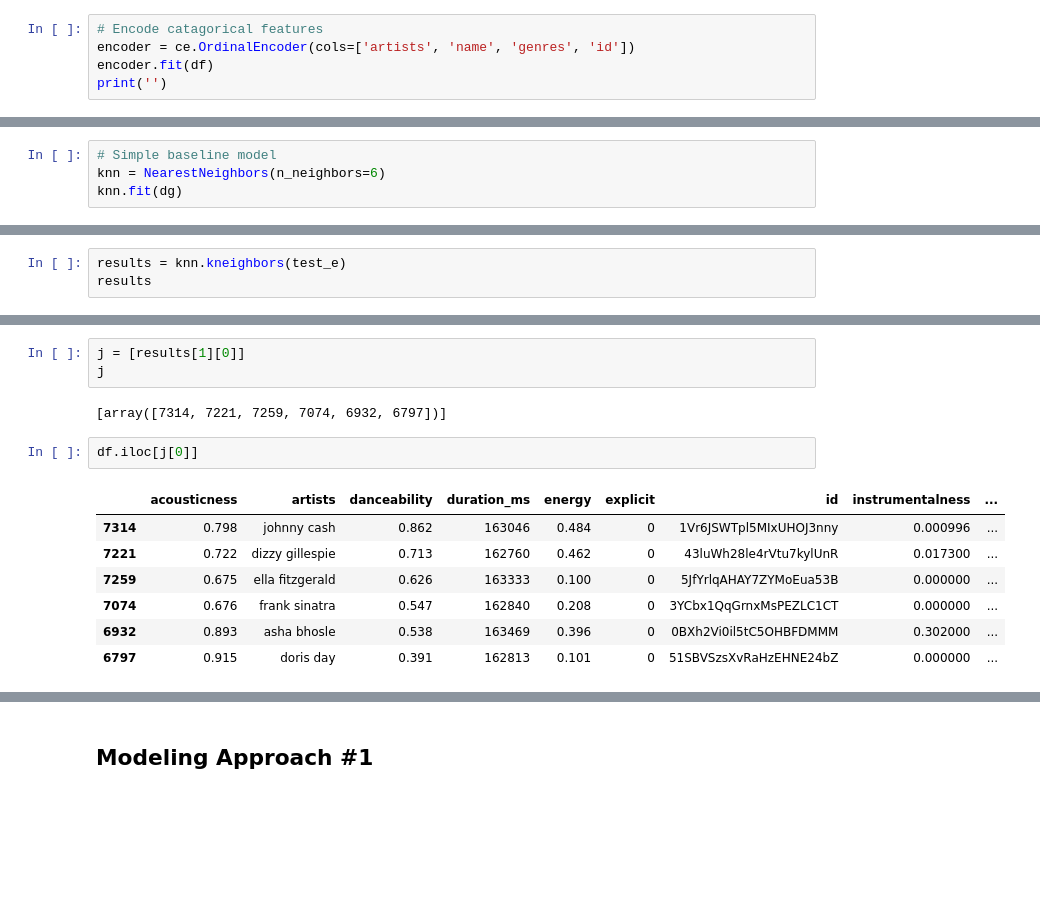
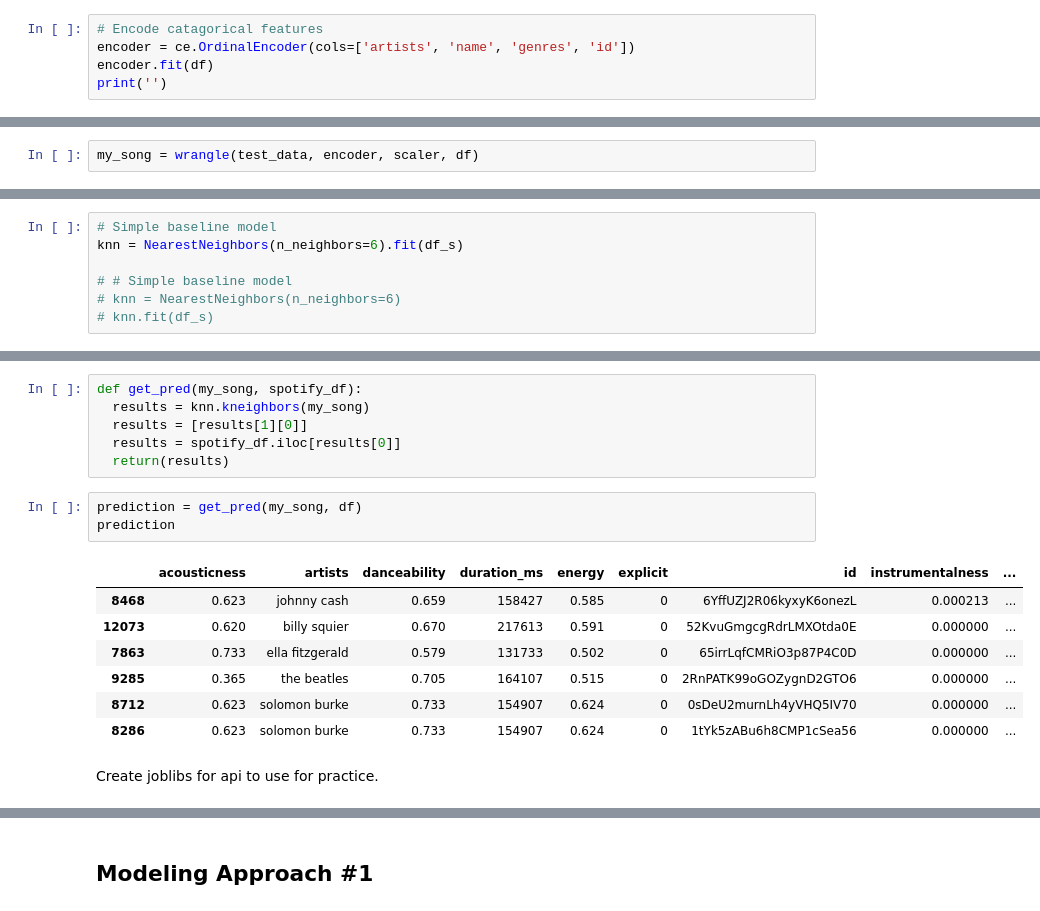
Before and after one commit to tt-dspt-200/song-suggester, a Jupyter notebook: 01_SW_Model_Development.ipynb, the cells around one changed output, grey strips where cells are left out. Drawn from its saved outputs; the diff is of its cells as text; blank space fills up the shorter version.

Commit message:
functional knn model

```diff
--- a/01_SW_Model_Development.ipynb
+++ b/01_SW_Model_Development.ipynb
@@ -394,0 +449,2 @@ test_e
+# %%
+my_song = wrangle(test_data, encoder, scaler, df)
@@ -395,4 +453,7 @@ test_e
 # %%
 # Simple baseline model
-knn = NearestNeighbors(n_neighbors=6)
-knn.fit(dg)
+knn = NearestNeighbors(n_neighbors=6).fit(df_s)
+
+# # Simple baseline model
+# knn = NearestNeighbors(n_neighbors=6)
+# knn.fit(df_s)
@@ -403,3 +459,0 @@ NearestNeighbors(algorithm='auto', leaf_size=30, metric='minkowski',
-# %%
-results = knn.kneighbors(test_e)
-results
@@ -424,15 +460,19 @@ results
-# %%
-j = [results[1][0]]
-j
-# %% [output]
-[array([7314, 7221, 7259, 7074, 6932, 6797])]
-# %%
-df.iloc[j[0]]
-# %% [output]
-|  | acousticness | artists | danceability | duration_ms | energy | explicit | id | instrumentalness | ... |
-| 7314 | 0.798 | johnny cash | 0.862 | 163046 | 0.484 | 0 | 1Vr6JSWTpl5MIxUHOJ3nny | 0.000996 | ... |
-| 7221 | 0.722 | dizzy gillespie | 0.713 | 162760 | 0.462 | 0 | 43luWh28le4rVtu7kylUnR | 0.017300 | ... |
-| 7259 | 0.675 | ella fitzgerald | 0.626 | 163333 | 0.100 | 0 | 5JfYrlqAHAY7ZYMoEua53B | 0.000000 | ... |
-| 7074 | 0.676 | frank sinatra | 0.547 | 162840 | 0.208 | 0 | 3YCbx1QqGrnxMsPEZLC1CT | 0.000000 | ... |
-| 6932 | 0.893 | asha bhosle | 0.538 | 163469 | 0.396 | 0 | 0BXh2Vi0il5tC5OHBFDMMM | 0.302000 | ... |
-| 6797 | 0.915 | doris day | 0.391 | 162813 | 0.101 | 0 | 51SBVSzsXvRaHzEHNE24bZ | 0.000000 | ... |
+# %%
+def get_pred(my_song, spotify_df):
+  results = knn.kneighbors(my_song)
+  results = [results[1][0]]
+  results = spotify_df.iloc[results[0]]
+  return(results)
+# %%
+prediction = get_pred(my_song, df)
+prediction
+# %% [output]
+|  | acousticness | artists | danceability | duration_ms | energy | explicit | id | instrumentalness | ... |
+| 8468 | 0.623 | johnny cash | 0.659 | 158427 | 0.585 | 0 | 6YffUZJ2R06kyxyK6onezL | 0.000213 | ... |
+| 12073 | 0.620 | billy squier | 0.670 | 217613 | 0.591 | 0 | 52KvuGmgcgRdrLMXOtda0E | 0.000000 | ... |
+| 7863 | 0.733 | ella fitzgerald | 0.579 | 131733 | 0.502 | 0 | 65irrLqfCMRiO3p87P4C0D | 0.000000 | ... |
+| 9285 | 0.365 | the beatles | 0.705 | 164107 | 0.515 | 0 | 2RnPATK99oGOZygnD2GTO6 | 0.000000 | ... |
+| 8712 | 0.623 | solomon burke | 0.733 | 154907 | 0.624 | 0 | 0sDeU2murnLh4yVHQ5IV70 | 0.000000 | ... |
+| 8286 | 0.623 | solomon burke | 0.733 | 154907 | 0.624 | 0 | 1tYk5zABu6h8CMP1cSea56 | 0.000000 | ... |
+# %% [markdown]
+Create joblibs for api to use for practice.
```
Also changed, not shown: parts of 32 cells of this notebook.
